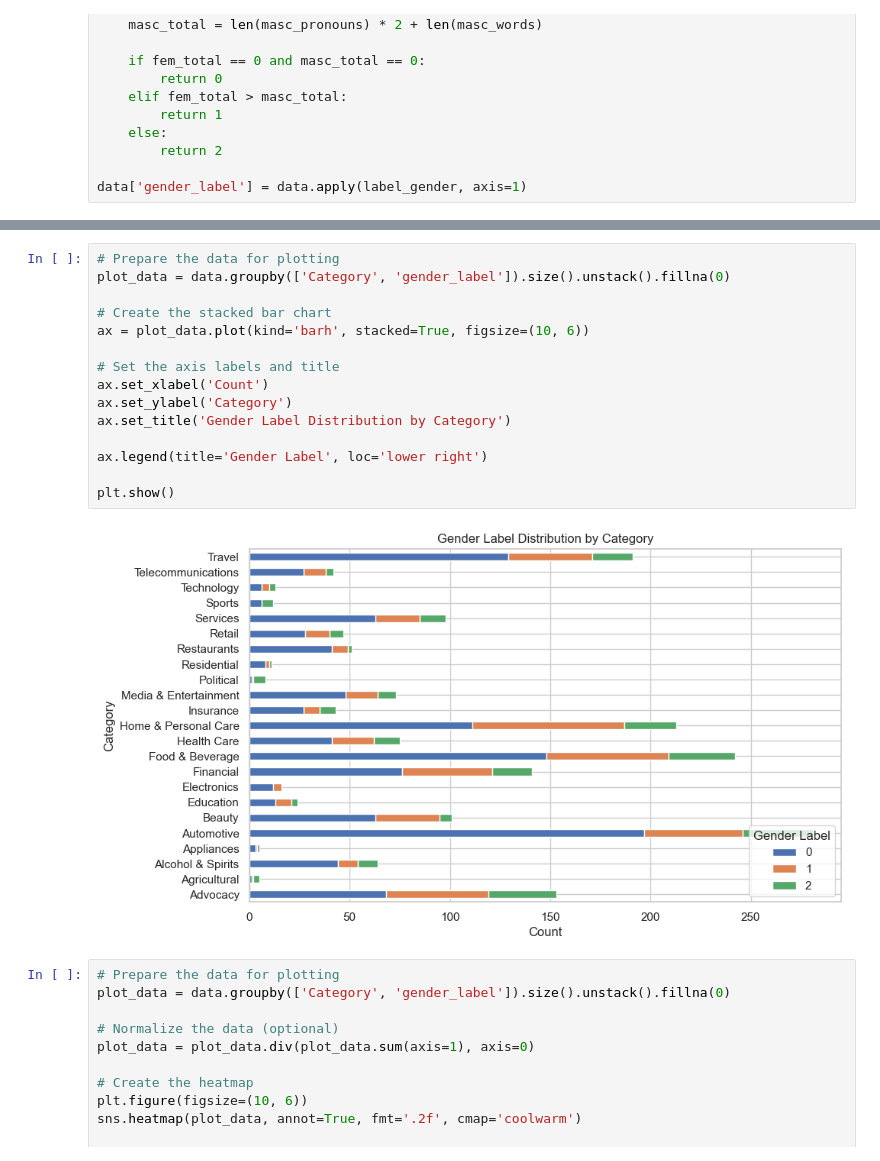
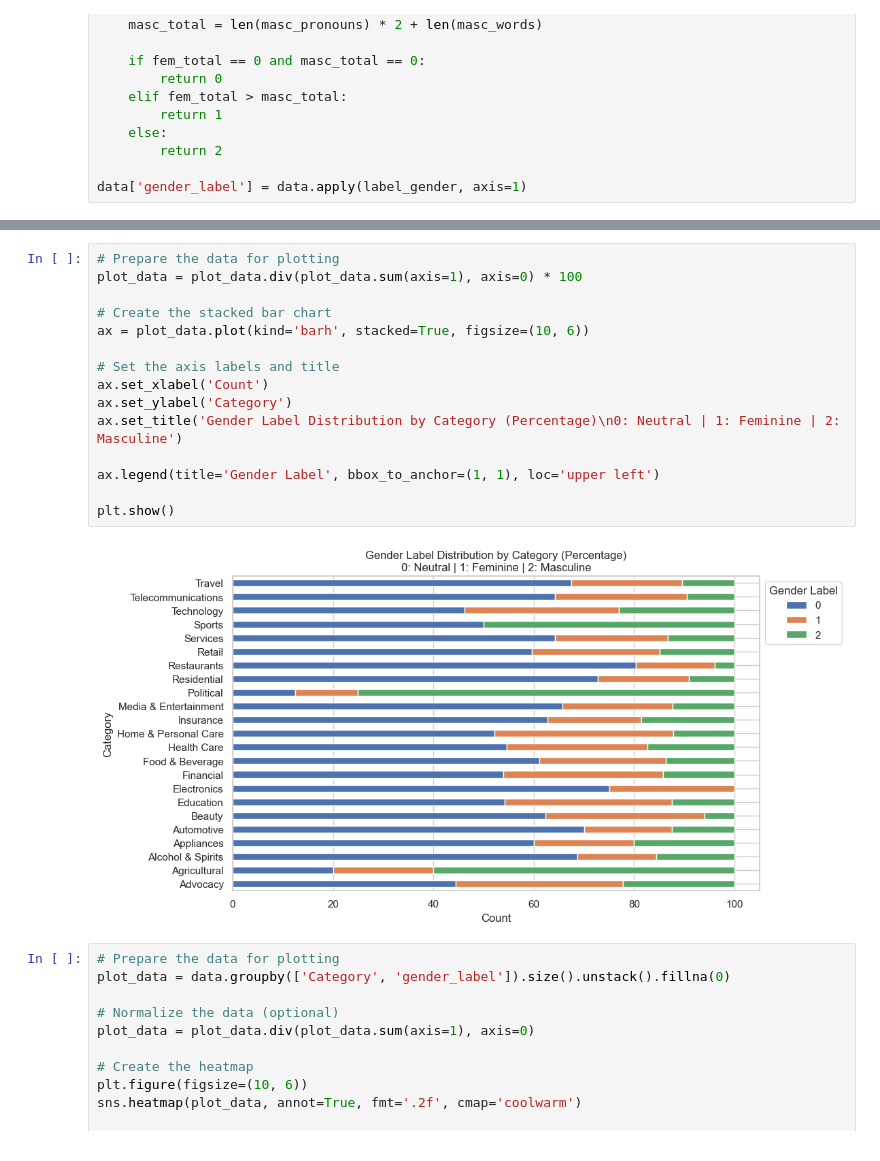
Before and after one commit to lifen-joy/20048573_MastersProject_2023, a Jupyter notebook: explore.ipynb, the cells around one changed output, grey strips where cells are left out. Cells and saved outputs as stored; diff of their text form.

```diff
--- a/explore.ipynb
+++ b/explore.ipynb
@@ -522,20 +531,20 @@ plt.show()
 # %%
 # Prepare the data for plotting
-plot_data = data.groupby(['Category', 'gender_label']).size().unstack().fillna(0)
+plot_data = plot_data.div(plot_data.sum(axis=1), axis=0) * 100
 
 # Create the stacked bar chart
 ax = plot_data.plot(kind='barh', stacked=True, figsize=(10, 6))
 
 # Set the axis labels and title
 ax.set_xlabel('Count')
 ax.set_ylabel('Category')
-ax.set_title('Gender Label Distribution by Category')
+ax.set_title('Gender Label Distribution by Category (Percentage)\n0: Neutral | 1: Feminine | 2: Masculine')
 
-ax.legend(title='Gender Label', loc='lower right')
+ax.legend(title='Gender Label', bbox_to_anchor=(1, 1), loc='upper left')
 
 plt.show()
 # %% [output]
-[figure, old version]
+[figure, new version]
 # %%
 # Prepare the data for plotting
 plot_data = data.groupby(['Category', 'gender_label']).size().unstack().fillna(0)
```
Also changed, not shown: parts of 13 cells of this notebook.
